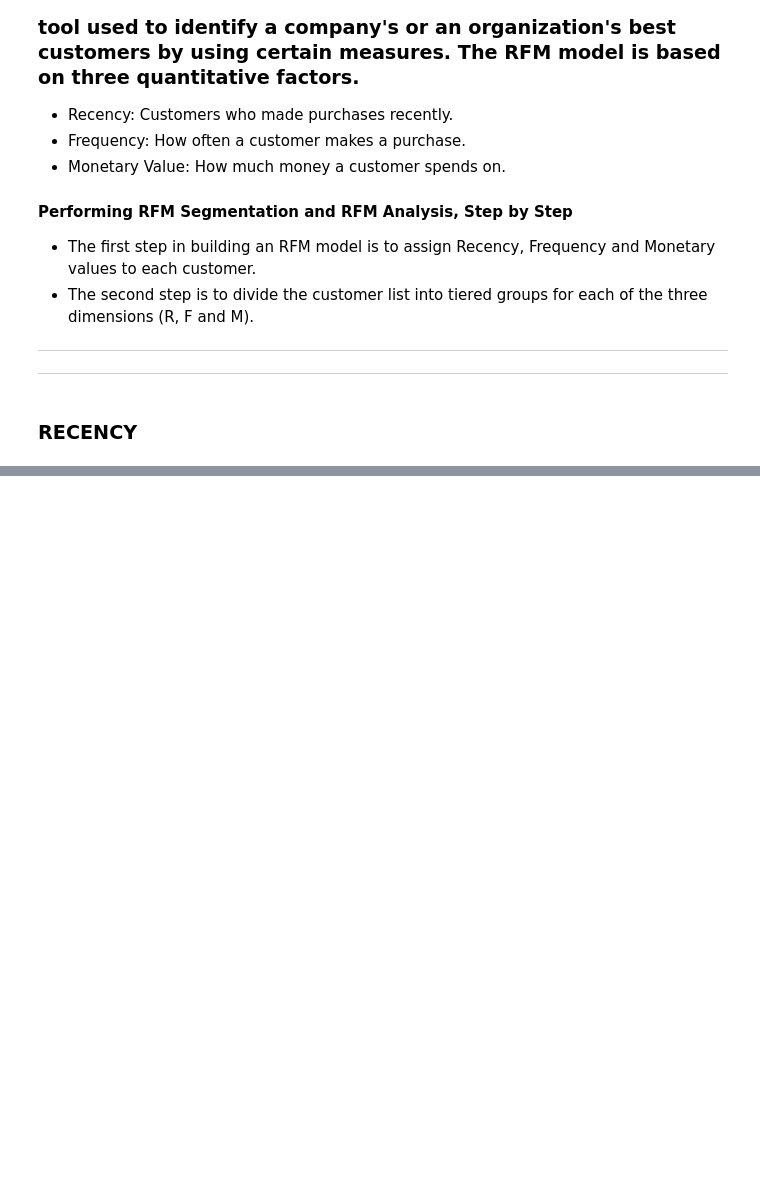
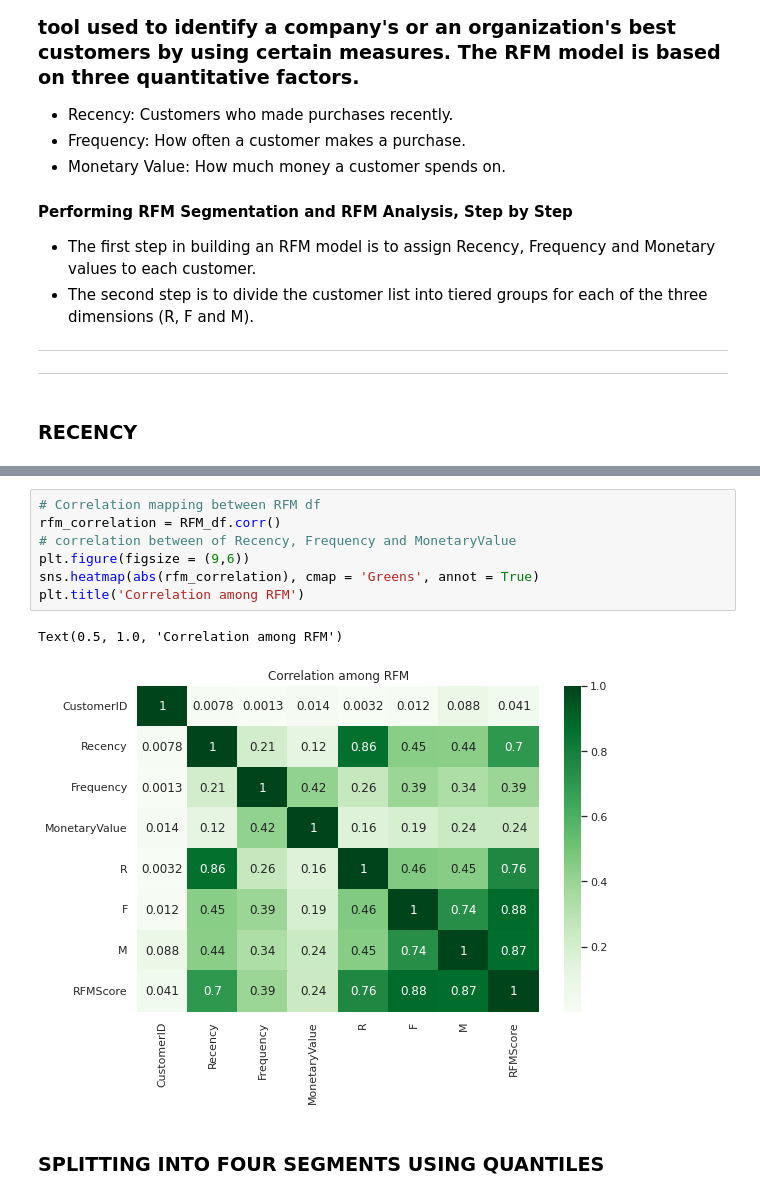
Before and after one commit to Mdanish2020/Customer_Segmentation_Project, a Jupyter notebook: Online_Retail_Customer_Segmentation_Capstone_Project.ipynb, the cells around one changed output, grey strips where cells are left out. Drawn from its saved outputs; the diff is of its cells as text; blank space fills up the shorter version.

```diff
--- a/Online_Retail_Customer_Segmentation_Capstone_Project.ipynb
+++ b/Online_Retail_Customer_Segmentation_Capstone_Project.ipynb
@@ -476,0 +557,12 @@ Text(0.5, 1.0, 'CORRELTAION MATRIX')
+# %%
+# Correlation mapping between RFM df
+rfm_correlation = RFM_df.corr()
+# correlation between of Recency, Frequency and MonetaryValue
+plt.figure(figsize = (9,6))
+sns.heatmap(abs(rfm_correlation), cmap = 'Greens', annot = True)
+plt.title('Correlation among RFM')
+# %% [output]
+Text(0.5, 1.0, 'Correlation among RFM')
+[figure, added]
+# %% [markdown]
+### **SPLITTING INTO FOUR SEGMENTS USING QUANTILES**
```
Also changed, not shown: parts of 44 cells of this notebook.
